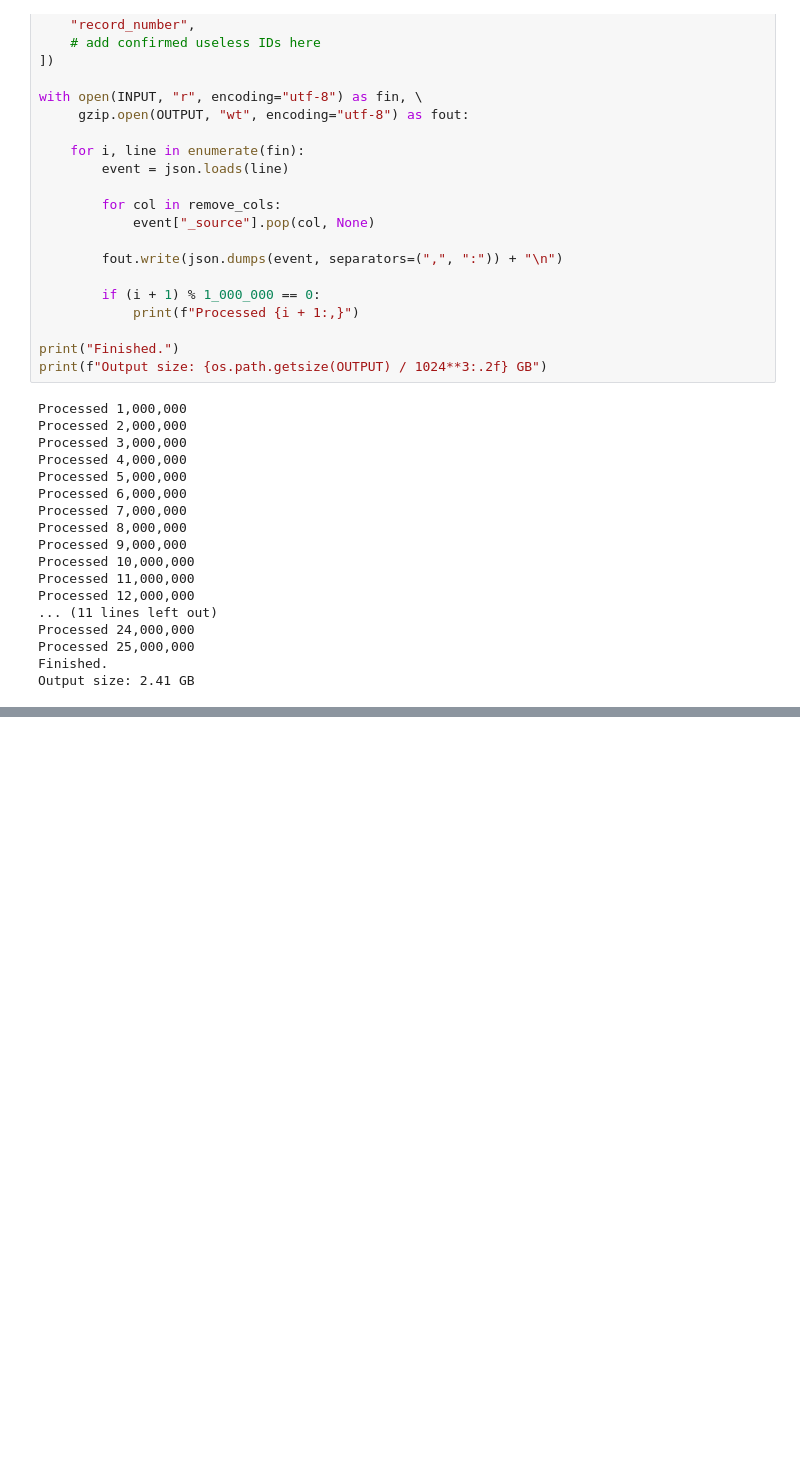
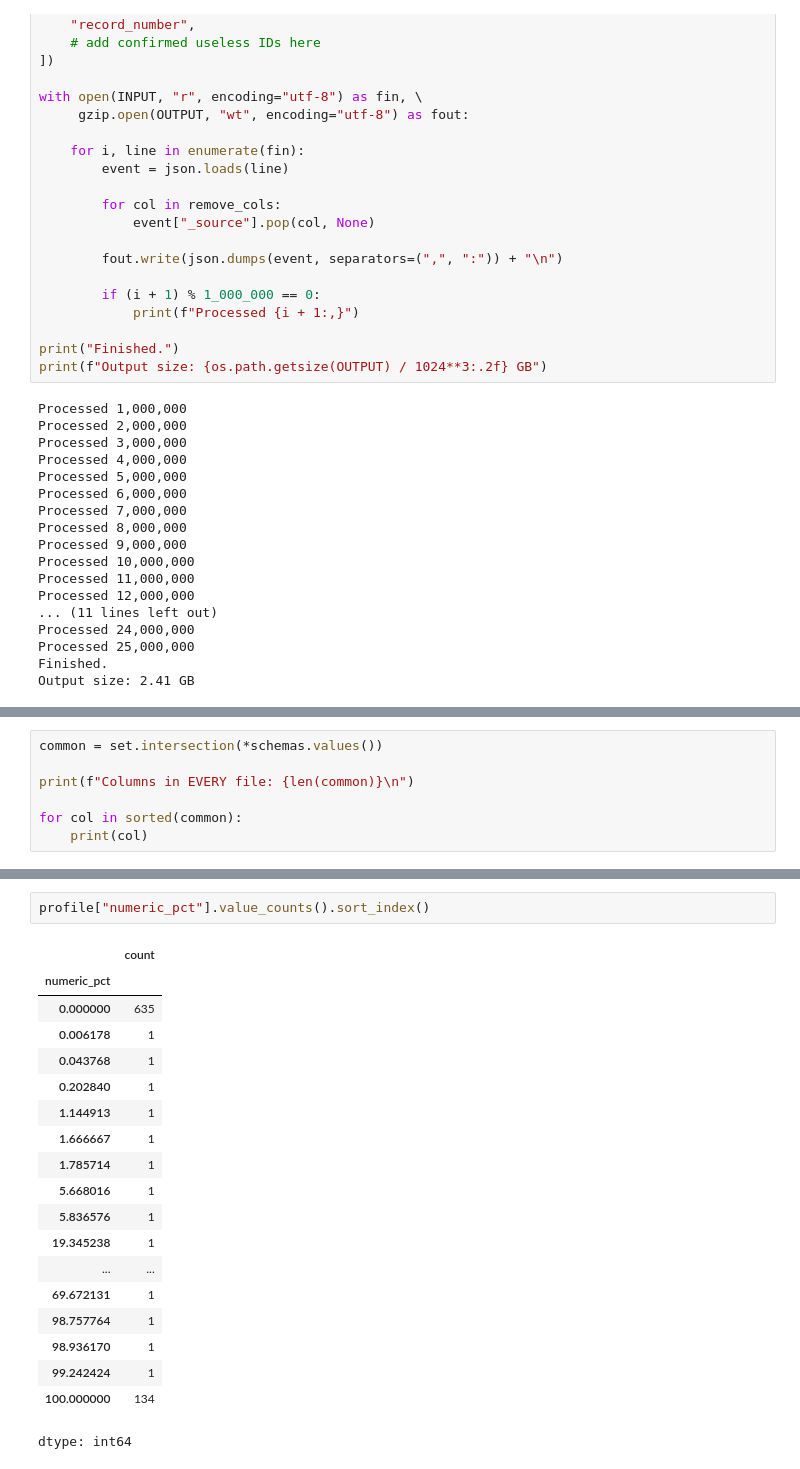
Before and after one commit to schrodinger2/theFrauds, a Jupyter notebook: ML/preprocessing/comiset.ipynb, the cells around one changed output, grey strips where cells are left out. Drawn from its saved outputs; the diff is of its cells as text; blank space fills up the shorter version.

```diff
--- a/ML/preprocessing/comiset.ipynb
+++ b/ML/preprocessing/comiset.ipynb
@@ -1022,0 +1200,7 @@ files.download("/content/dataset/comiset_lab_cleaned.jsonl.gz")
+# %%
+common = set.intersection(*schemas.values())
+
+print(f"Columns in EVERY file: {len(common)}\n")
+
+for col in sorted(common):
+    print(col)
@@ -1022,0 +1678,22 @@ files.download("/content/dataset/comiset_lab_cleaned.jsonl.gz")
+# %%
+profile["numeric_pct"].value_counts().sort_index()
+# %% [output]
+|  | count |
+| numeric_pct |  |
+| 0.000000 | 635 |
+| 0.006178 | 1 |
+| 0.043768 | 1 |
+| 0.202840 | 1 |
+| 1.144913 | 1 |
+| 1.666667 | 1 |
+| 1.785714 | 1 |
+| 5.668016 | 1 |
+| 5.836576 | 1 |
+| 19.345238 | 1 |
+| ... | ... |
+| 69.672131 | 1 |
+| 98.757764 | 1 |
+| 98.936170 | 1 |
+| 99.242424 | 1 |
+| 100.000000 | 134 |
+dtype: int64
```
Also changed, not shown: parts of 37 cells of this notebook.
